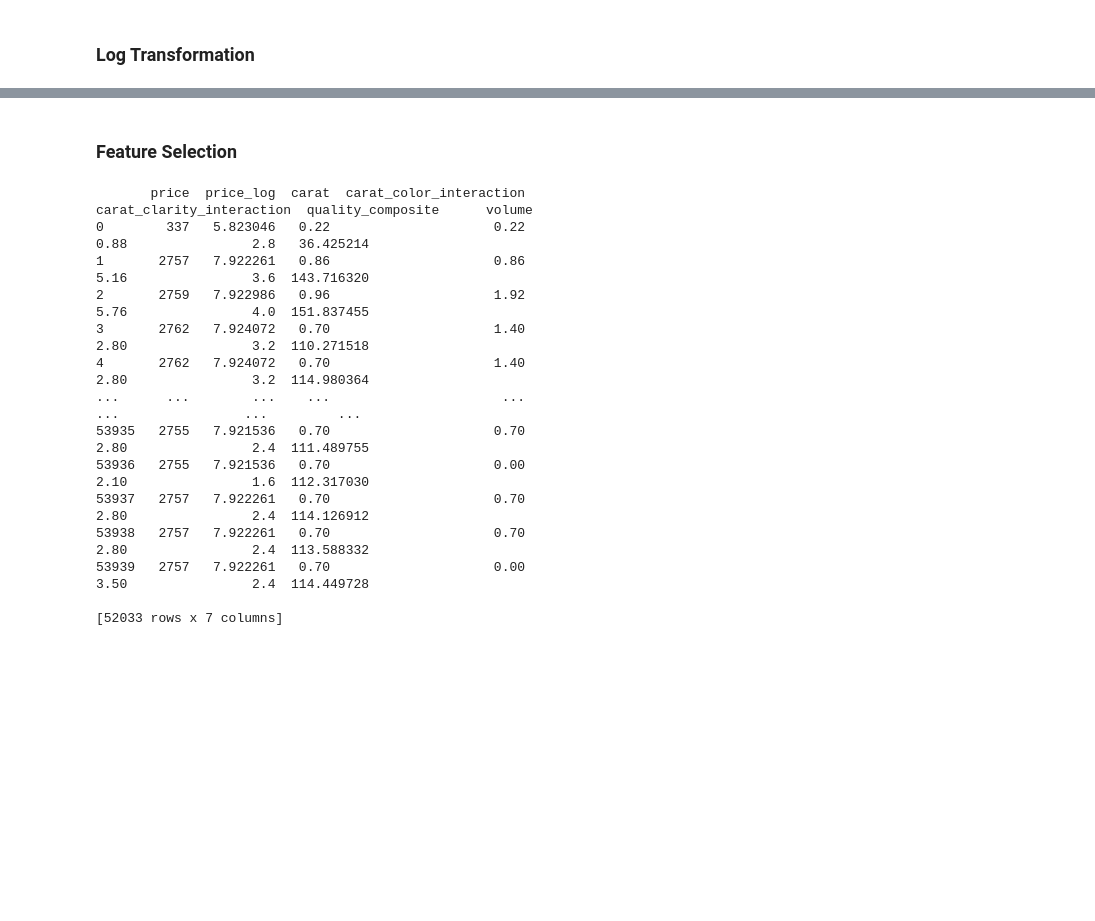
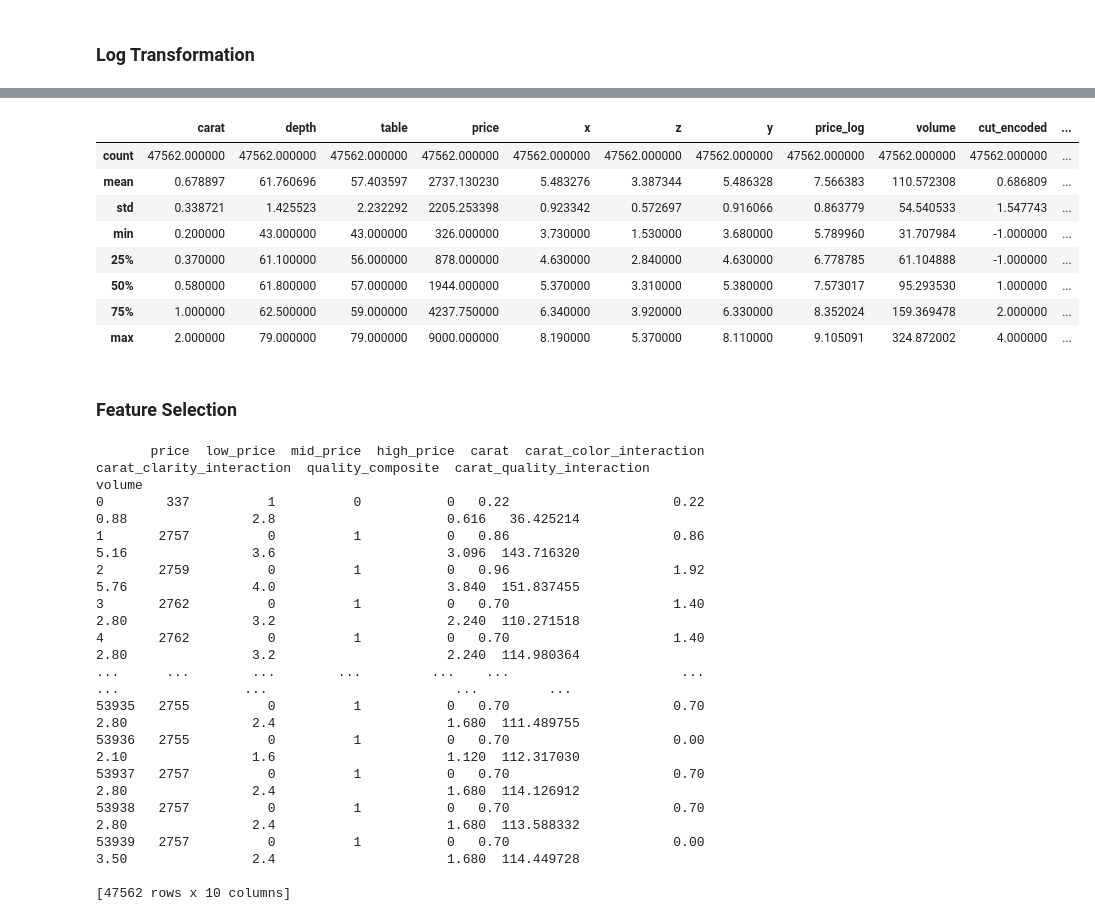
Before and after one commit to TeslimAdeyanju/4-Portfolio-SDS-CP023-diamond-price-predictor, a Jupyter notebook: submissions-team/Oluwatunmise-Olaoluwa/diamond-prediction.ipynb, the cells around one changed output, grey strips where cells are left out. Saved outputs shown, nothing was run; the diff lists cells and outputs as text; code cells hidden in the pictures; blank space fills up the shorter version.

```diff
--- a/submissions-team/Oluwatunmise-Olaoluwa/diamond-prediction.ipynb
+++ b/submissions-team/Oluwatunmise-Olaoluwa/diamond-prediction.ipynb
@@ -391,0 +408,2 @@ df['price_log'] = np.log1p(df['price'])
+# %%
+df['low_price'] = (df['price'] < 1000).astype(int)
@@ -398,3 +438,15 @@ print(df.columns.to_list)
+# %%
+dff.describe()
+# %% [output]
+|  | carat | depth | table | price | x | z | y | price_log | volume | cut_encoded | ... |
+| count | 47562.000000 | 47562.000000 | 47562.000000 | 47562.000000 | 47562.000000 | 47562.000000 | 47562.000000 | 47562.000000 | 47562.000000 | 47562.000000 | ... |
+| mean | 0.678897 | 61.760696 | 57.403597 | 2737.130230 | 5.483276 | 3.387344 | 5.486328 | 7.566383 | 110.572308 | 0.686809 | ... |
+| std | 0.338721 | 1.425523 | 2.232292 | 2205.253398 | 0.923342 | 0.572697 | 0.916066 | 0.863779 | 54.540533 | 1.547743 | ... |
+| min | 0.200000 | 43.000000 | 43.000000 | 326.000000 | 3.730000 | 1.530000 | 3.680000 | 5.789960 | 31.707984 | -1.000000 | ... |
+| 25% | 0.370000 | 61.100000 | 56.000000 | 878.000000 | 4.630000 | 2.840000 | 4.630000 | 6.778785 | 61.104888 | -1.000000 | ... |
+| 50% | 0.580000 | 61.800000 | 57.000000 | 1944.000000 | 5.370000 | 3.310000 | 5.380000 | 7.573017 | 95.293530 | 1.000000 | ... |
+| 75% | 1.000000 | 62.500000 | 59.000000 | 4237.750000 | 6.340000 | 3.920000 | 6.330000 | 8.352024 | 159.369478 | 2.000000 | ... |
+| max | 2.000000 | 79.000000 | 79.000000 | 9000.000000 | 8.190000 | 5.370000 | 8.110000 | 9.105091 | 324.872002 | 4.000000 | ... |
 # %% [markdown]
 ### Feature Selection
 # %%
@@ -403,21 +455,21 @@ model_col = ['price','price_log','carat', 'carat_color_interaction', 'carat_clar
 # %%
-model_df = df[model_col]
+model_df = dff[model_col]
 print(model_df)
 # %% [output]
-       price  price_log  carat  carat_color_interaction  carat_clarity_interaction  quality_composite      volume
-0        337   5.823046   0.22                     0.22                       0.88                2.8   36.425214
-1       2757   7.922261   0.86                     0.86                       5.16                3.6  143.716320
-2       2759   7.922986   0.96                     1.92                       5.76                4.0  151.837455
-3       2762   7.924072   0.70                     1.40                       2.80                3.2  110.271518
-4       2762   7.924072   0.70                     1.40                       2.80                3.2  114.980364
-...      ...        ...    ...                      ...                        ...                ...         ...
-53935   2755   7.921536   0.70                     0.70                       2.80                2.4  111.489755
-53936   2755   7.921536   0.70                     0.00                       2.10                1.6  112.317030
-53937   2757   7.922261   0.70                     0.70                       2.80                2.4  114.126912
-53938   2757   7.922261   0.70                     0.70                       2.80                2.4  113.588332
-53939   2757   7.922261   0.70                     0.00                       3.50                2.4  114.449728
+       price  low_price  mid_price  high_price  carat  carat_color_interaction  carat_clarity_interaction  quality_composite  carat_quality_interaction      volume
+0        337          1          0           0   0.22                     0.22                       0.88                2.8                      0.616   36.425214
+1       2757          0          1           0   0.86                     0.86                       5.16                3.6                      3.096  143.716320
+2       2759          0          1           0   0.96                     1.92                       5.76                4.0                      3.840  151.837455
+3       2762          0          1           0   0.70                     1.40                       2.80                3.2                      2.240  110.271518
+4       2762          0          1           0   0.70                     1.40                       2.80                3.2                      2.240  114.980364
+...      ...        ...        ...         ...    ...                      ...                        ...                ...                        ...         ...
+53935   2755          0          1           0   0.70                     0.70                       2.80                2.4                      1.680  111.489755
+53936   2755          0          1           0   0.70                     0.00                       2.10                1.6                      1.120  112.317030
+53937   2757          0          1           0   0.70                     0.70                       2.80                2.4                      1.680  114.126912
+53938   2757          0          1           0   0.70                     0.70                       2.80                2.4                      1.680  113.588332
+53939   2757          0          1           0   0.70                     0.00                       3.50                2.4                      1.680  114.449728
 
-[52033 rows x 7 columns]
+[47562 rows x 10 columns]
 # %%
 plt.figure(figsize=(12, 4))
 plt.subplot(1, 2, 1)
```
Also changed, not shown: parts of 16 cells of this notebook, 4 other files.
